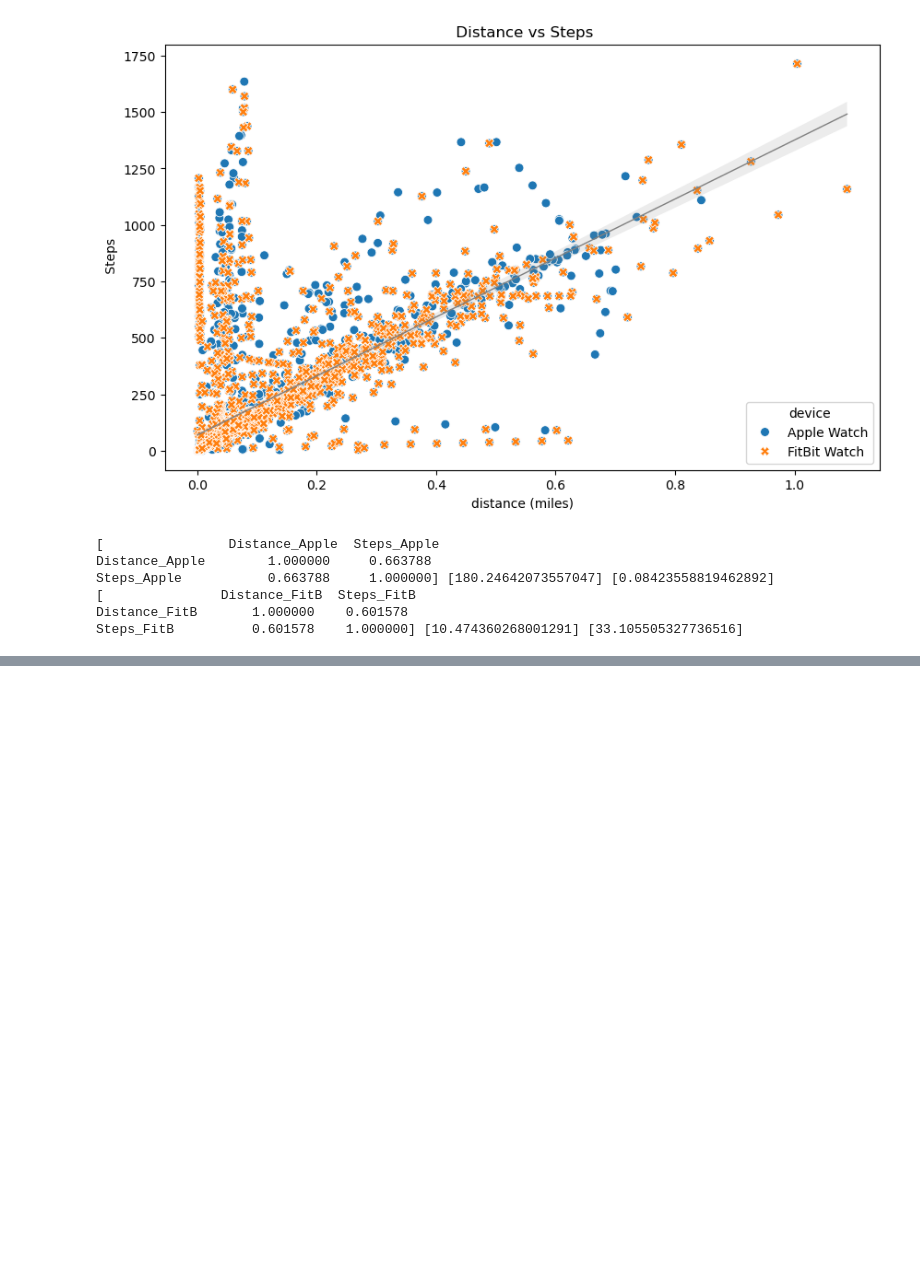
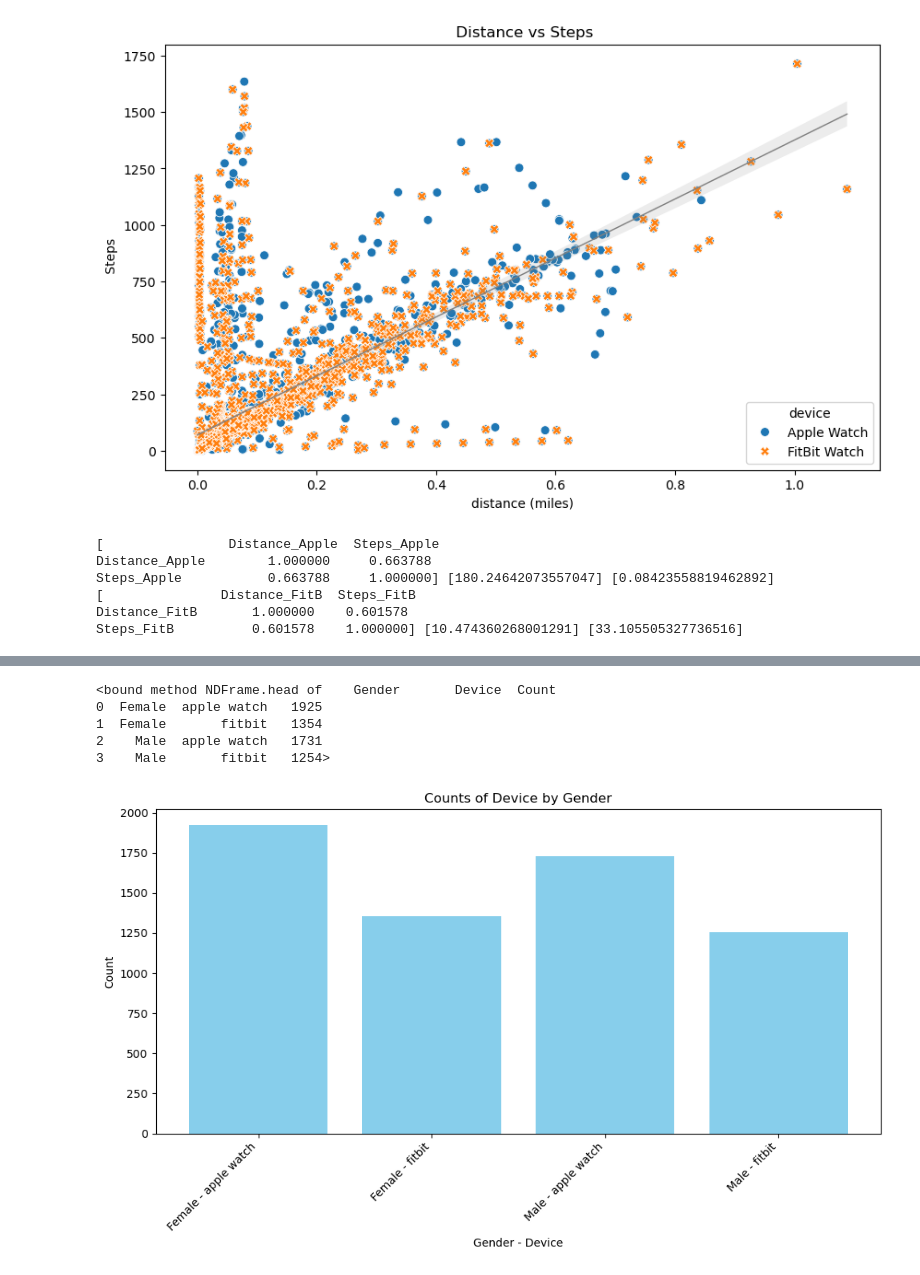
Before and after one commit to DMAR93/Project_1, a Jupyter notebook: Fitness/Wearables.ipynb, the cells around one changed output, grey strips where cells are left out. Saved outputs shown, nothing was run; the diff lists cells and outputs as text; code cells hidden in the pictures; blank space fills up the shorter version.

```diff
--- a/Fitness/Wearables.ipynb
+++ b/Fitness/Wearables.ipynb
@@ -137,3 +137,9 @@ Steps_FitB          0.601578    1.000000] [10.474360268001291] [33.1055053277365
  # The correlation between ditance and steps in both cases are positives and are above 0,6. Also apple devices show a better correlation.
  # the Numbers of steps per person it is much biiger in apple users but in the other hand amount of distance is more common
     # that FitBit Users get further while use.
+# %%
+# Path to file
+aw_fb_data_path = "Resources/aw_fb_data.csv"
+# Read the data
+Apple_fitbit = pd.read_csv(aw_fb_data_path)
+Apple_fitbit.head()
@@ -139,0 +153,8 @@ Steps_FitB          0.601578    1.000000] [10.474360268001291] [33.1055053277365
+# %%
+# Type of gender wears device
+gender_device = Apple_fitbit.set_index(["gender"])["device"]
+gender_map = {0: 'Female', 1: 'Male'}
+gender_device.index = gender_device.index.map(gender_map)
+gender_device_df = gender_device.reset_index()
+gender_device_df.columns = ['Gender', 'Device']
+gender_device_df.head()
@@ -139,0 +168,24 @@ Steps_FitB          0.601578    1.000000] [10.474360268001291] [33.1055053277365
+# %%
+# Counts of Gender & Device
+gender_device_counts = gender_device_df.groupby(['Gender', 'Device']).size().reset_index(name='Count')
+gender_device_counts.head
+# %% [output]
+<bound method NDFrame.head of    Gender       Device  Count
+0  Female  apple watch   1925
+1  Female       fitbit   1354
+2    Male  apple watch   1731
+3    Male       fitbit   1254>
+# %%
+# Plot the bar graph
+plt.figure(figsize=(10, 6))
+plt.bar(gender_device_counts['Gender'] + ' - ' + gender_device_counts['Device'], gender_device_counts['Count'], color='skyblue')
+plt.xlabel('Gender - Device')
+plt.ylabel('Count')
+plt.title('Counts of Device by Gender')
+plt.xticks(rotation=45, ha='right')
+plt.tight_layout()
+
+# Show the plot
+plt.show()
+# %% [output]
+[figure, added]
```
Also changed, not shown: parts of 15 cells of this notebook.
